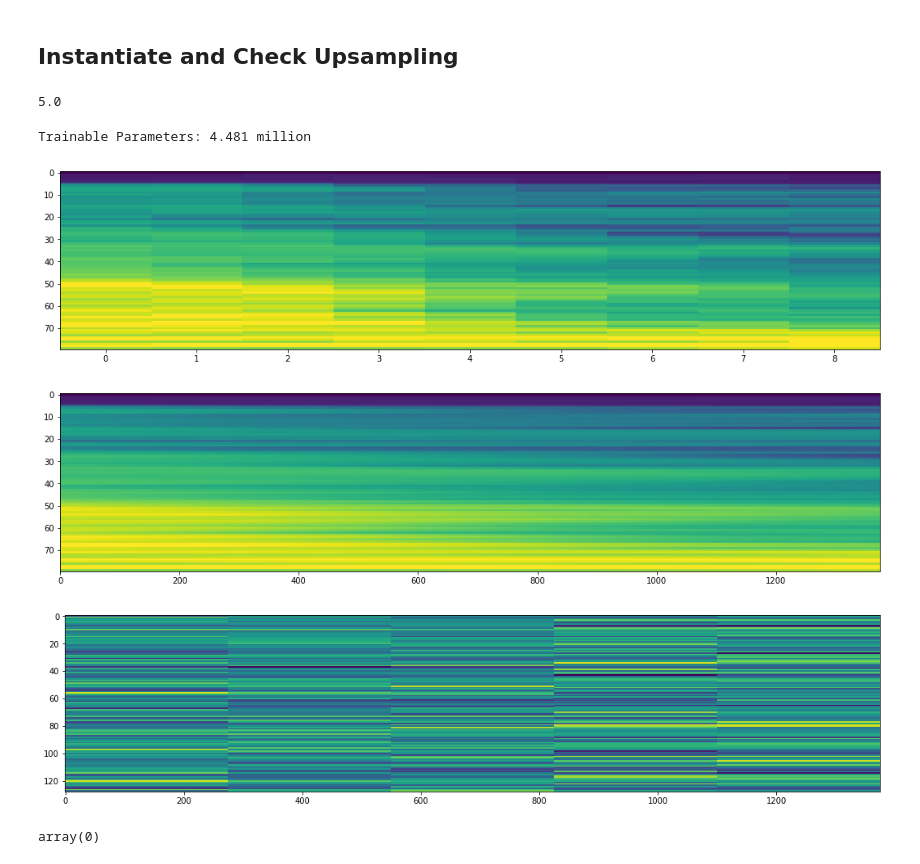
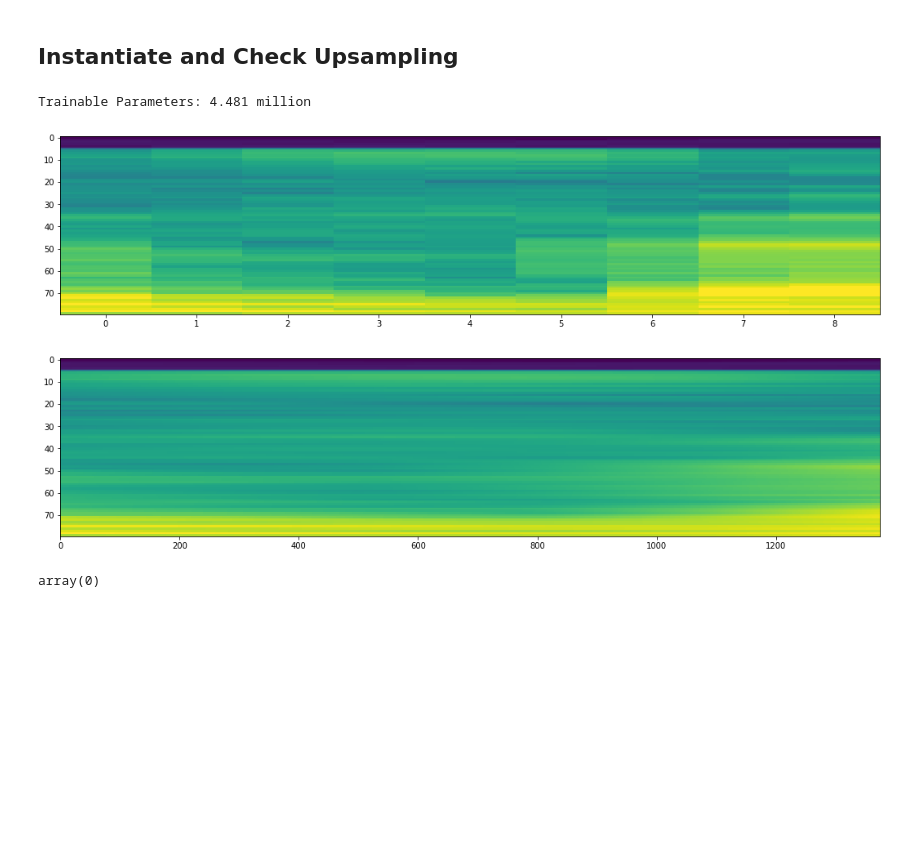
Before and after one commit to geneing/ForwardTacotron, a Jupyter notebook: NB4b - Alternative Model (Training).ipynb, the cells around one changed output. Saved outputs shown, nothing was run; the diff lists cells and outputs as text; code cells hidden in the pictures; blank space fills up the shorter version.

```diff
--- a/NB4b - Alternative Model (Training).ipynb
+++ b/NB4b - Alternative Model (Training).ipynb
@@ -135,7 +132,8 @@ class ResBlock(nn.Module) :
 class MelResNet(nn.Module) :
     def __init__(self, res_blocks, in_dims, compute_dims, res_out_dims) :
         super().__init__()
-        self.conv_in = nn.Conv1d(in_dims, compute_dims, kernel_size=5, bias=False)
+        k_size = pad * 2 + 1
+        self.conv_in = nn.Conv1d(in_dims, compute_dims, kernel_size=k_size, bias=False)
         self.batch_norm = nn.BatchNorm1d(compute_dims)
         self.layers = nn.ModuleList()
         for i in range(res_blocks) :
@@ -309,13 +459,17 @@ class Model(nn.Module) :
 # %% [markdown]
 ## Instantiate and Check Upsampling
-# %%
-hop_length / 11 / 5
-# %% [output]
-5.0
 # %%
-model = Model(rnn_dims=512, fc_dims=512, bits=bits, pad=2,
-              upsample_factors=(5, 5, 11), feat_dims=80,
-              compute_dims=128, res_out_dims=128, res_blocks=10).cuda()
+model = Model(rnn_dims=512,
+              fc_dims=512,
+              bits=bits,
+              pad=pad,
+              upsample_factors=(5, 5, 11),
+              feat_dims=80,
+              compute_dims=128,
+              res_out_dims=128,
+              res_blocks=10,
+              hop_length=hop_length,
+              sample_rate=sample_rate).cuda()
 # %% [output]
 Trainable Parameters: 4.481 million
 # %%
@@ -323,15 +477,13 @@ if not os.path.exists(MODEL_PATH):
     torch.save(model.state_dict(), MODEL_PATH)
 model.load_state_dict(torch.load(MODEL_PATH))
 # %%
-mels, aux = model.preview_upsampling(m.cuda())
+mels, aux = model.upsample(m.cuda())
 # %%
 plot_spec(m[0].numpy())
 plot_spec(mels[0].cpu().detach().numpy().T)
-plot_spec(aux[0].cpu().detach().numpy().T)
 # %% [output]
-[figure, old version]
+[figure, new version]
-[figure, old version]
+[figure, new version]
-[figure, removed]
 # %%
 global step
 step = 0
```
Also changed, not shown: parts of 13 cells of this notebook.
